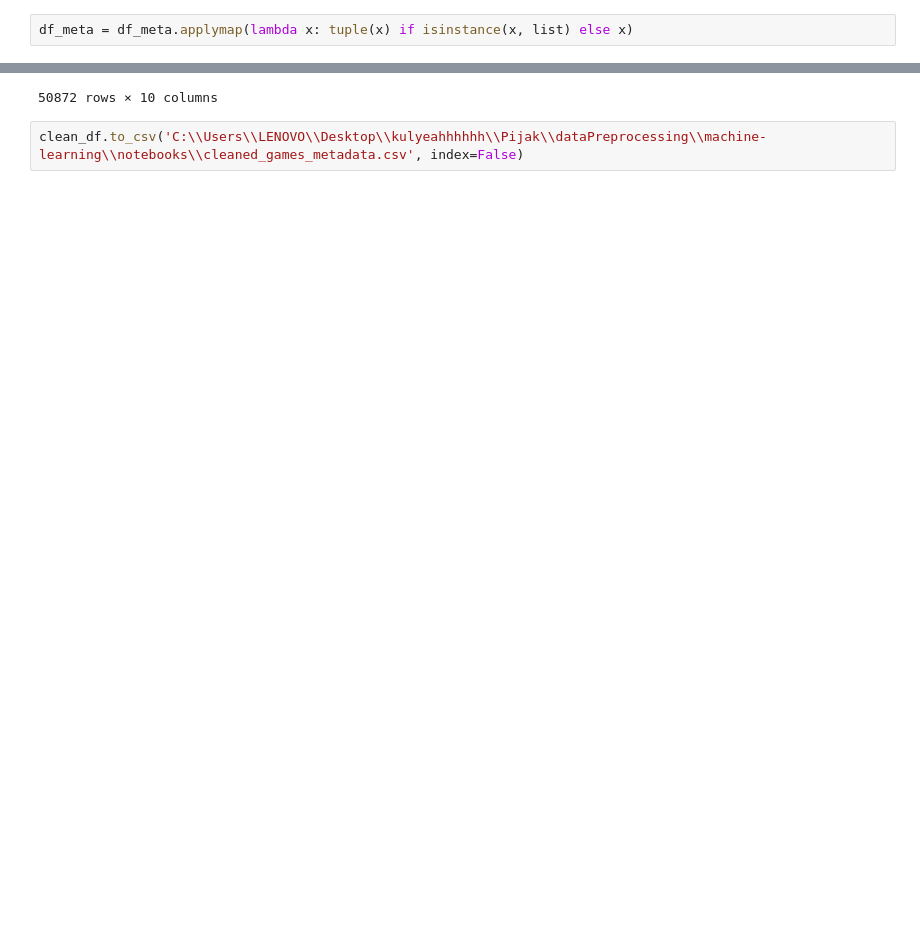
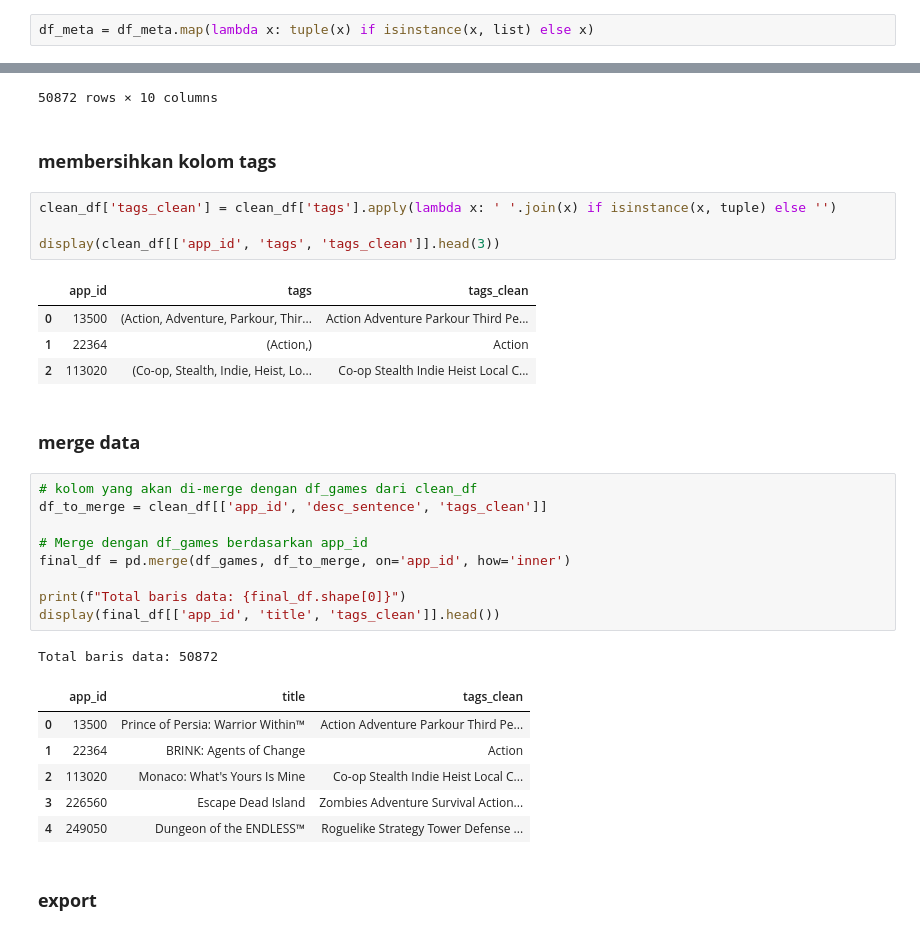
Before and after one commit to GamU-Labs/machine-learning, a Jupyter notebook: notebooks/01_EDA.ipynb, the cells around one changed output, grey strips where cells are left out. Saved outputs shown, nothing was run; the diff lists cells and outputs as text; blank space fills up the shorter version.

Commit message:
Fix: add script cleaning tags, merge data, and export clean CSV

```diff
--- a/notebooks/01_EDA.ipynb
+++ b/notebooks/01_EDA.ipynb
@@ -160,7 +160,7 @@ def toSentence(list_words):
 # %% [markdown]
 ### **Preprocessing Game Description**
 # %%
-df_meta = df_meta.applymap(lambda x: tuple(x) if isinstance(x, list) else x)
+df_meta = df_meta.map(lambda x: tuple(x) if isinstance(x, list) else x)
 # %%
 clean_df = df_meta.dropna()
 # %%
@@ -216,5 +216,35 @@ clean_df
 | 50870 | 2272250 | Embark on a journey into the dark... | (Early Access, FPS, Action, Retro... | Embark on a journey into the dark... | embark on a journey into the dark... | [embark, on, a, journey, into, th... | [embark, journey, darkest, nightm... | ... |
 | 50871 | 2488510 |  | () |  |  | [] | [] | ... |
 50872 rows × 10 columns
-# %%
-clean_df.to_csv('C:\\Users\\LENOVO\\Desktop\\kulyeahhhhhh\\Pijak\\dataPreprocessing\\machine-learning\\notebooks\\cleaned_games_metadata.csv', index=False)
+# %% [markdown]
+### **membersihkan kolom tags**
+# %%
+clean_df['tags_clean'] = clean_df['tags'].apply(lambda x: ' '.join(x) if isinstance(x, tuple) else '')
+
+display(clean_df[['app_id', 'tags', 'tags_clean']].head(3))
+# %% [output]
+|  | app_id | tags | tags_clean |
+| 0 | 13500 | (Action, Adventure, Parkour, Thir... | Action Adventure Parkour Third Pe... |
+| 1 | 22364 | (Action,) | Action |
+| 2 | 113020 | (Co-op, Stealth, Indie, Heist, Lo... | Co-op Stealth Indie Heist Local C... |
+# %% [markdown]
+### **merge data**
+# %%
+# kolom yang akan di-merge dengan df_games dari clean_df
+df_to_merge = clean_df[['app_id', 'desc_sentence', 'tags_clean']]
+
+# Merge dengan df_games berdasarkan app_id
+final_df = pd.merge(df_games, df_to_merge, on='app_id', how='inner')
+
+print(f"Total baris data: {final_df.shape[0]}")
+display(final_df[['app_id', 'title', 'tags_clean']].head())
+# %% [output]
+Total baris data: 50872
+|  | app_id | title | tags_clean |
+| 0 | 13500 | Prince of Persia: Warrior Within™ | Action Adventure Parkour Third Pe... |
+| 1 | 22364 | BRINK: Agents of Change | Action |
+| 2 | 113020 | Monaco: What's Yours Is Mine | Co-op Stealth Indie Heist Local C... |
+| 3 | 226560 | Escape Dead Island | Zombies Adventure Survival Action... |
+| 4 | 249050 | Dungeon of the ENDLESS™ | Roguelike Strategy Tower Defense ... |
+# %% [markdown]
+### **export**
```
Also changed, not shown: parts of 7 cells of this notebook.
